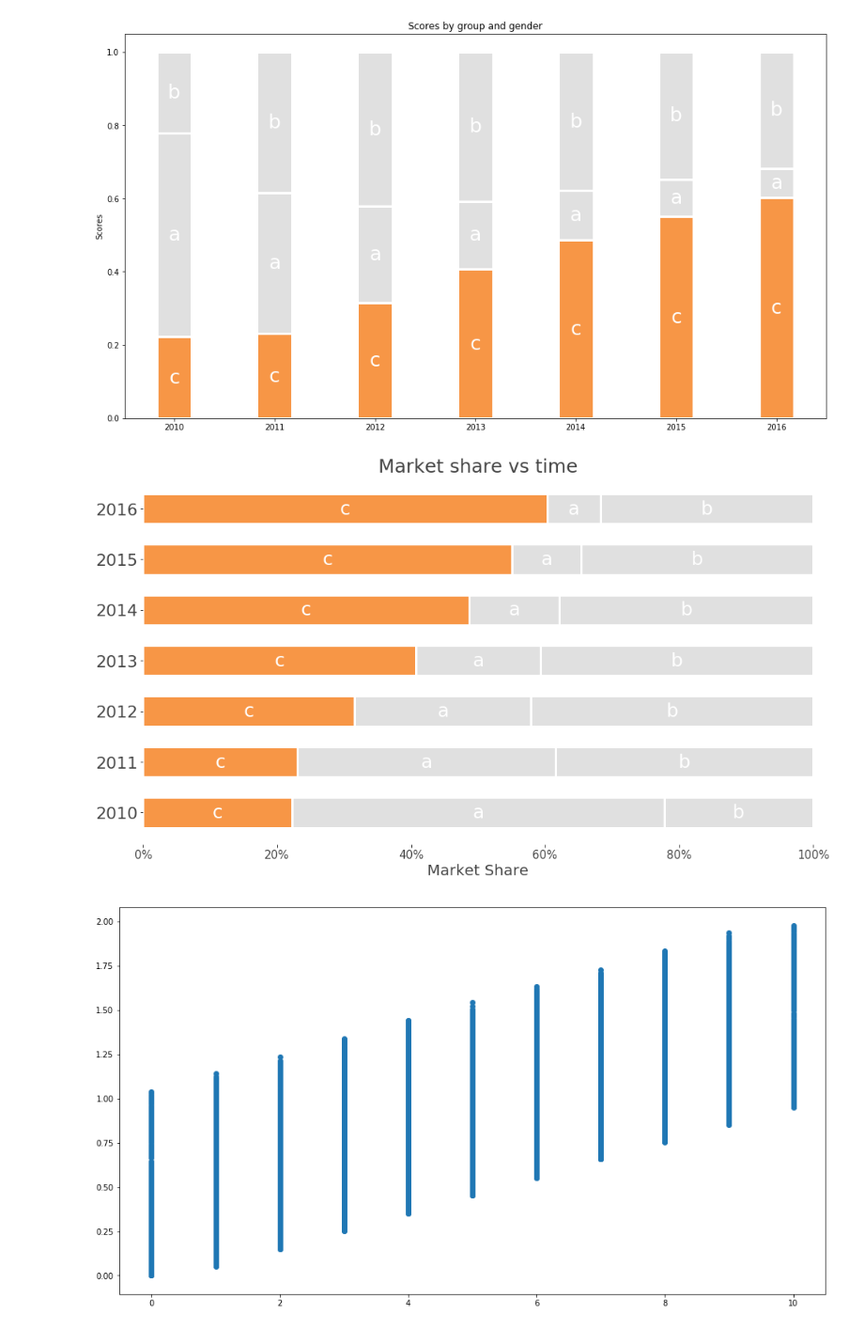
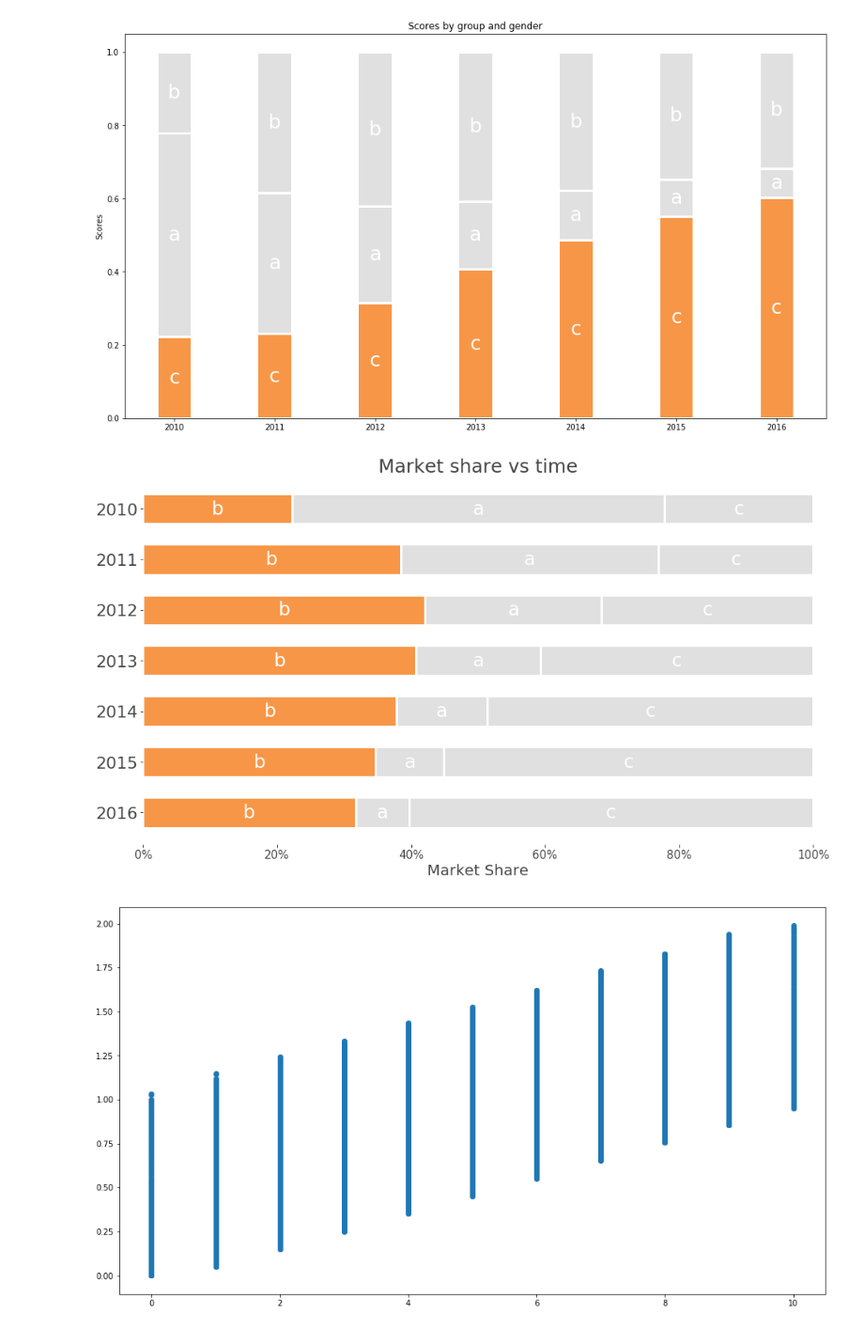
Before and after one commit to coreygirard/less, a Jupyter notebook: labs.ipynb, the cells around one changed output. Shown at 94% size. Drawn from its saved outputs; the diff is of its cells as text; code cells hidden in the pictures.

```diff
--- a/labs.ipynb
+++ b/labs.ipynb
@@ -17,7 +17,7 @@ fig1, ax1 = plt.subplots()
 data = ax1.pie(magnitudes,
         labels=categories,
         autopct='%1.1f%%',
-        startangle=90)
+        startangle=0)
 
 for label, wedge, outer, inner in zip(categories, *data):
     if label in highlight:
@@ -144,7 +144,7 @@ def draw_stuff(labels, data, highlight, move_highlight=True):
     if move_highlight:
         labels = [e for e in highlight if e in labels] + [e for e in labels if e not in highlight]
 
-    ind = np.arange(n)    # the x locations for the groups
+    ind = np.arange(n-1, -1, -1)    # the x locations for the groups
     width = 0.6       # the width of the bars: can also be len(x) sequence
 
     left = ind*0.0
@@ -181,36 +181,36 @@ def draw_stuff(labels, data, highlight, move_highlight=True):
     ax.spines['left'].set_visible(False)
     ax.spines['top'].set_visible(False)
     ax.spines['bottom'].set_visible(False)
 
     plt.xlabel('Market Share',
                color='#444444',
                size=20)
     plt.title('Market share vs time',
               color='#444444',
               size=25)
     #plt.yticks(np.arange(0, 81, 10))
     #plt.legend((p1[0], p2[0]), ('Men', 'Women'))
 
-    plt.yticks(ind, ['201{0}'.format(i) for i in ind],
+    plt.yticks(ind, ['201{0}'.format(6-i) for i in ind],
                size=22,
                color='#444444')
 
     i = [0, 0.2, 0.4, 0.6, 0.8, 1]
     plt.xticks(i,
                ['{0:.0f}%'.format(j*100) for j in i],
                size=15,
                color='#444444')
     plt.xlim(xmin=0, xmax=1)
 
     plt.show()
 
 
 
 plt.rcParams["figure.figsize"] = [16,9]
 
-draw_stuff(labels, data, highlight=['c'])
+draw_stuff(labels, data, highlight=['b'])
 # %% [output]
-[figure, old version]
+[figure, new version]
 # %%
 import numpy as np
 
```
Also changed, not shown: parts of 7 cells of this notebook, 1 other file.
